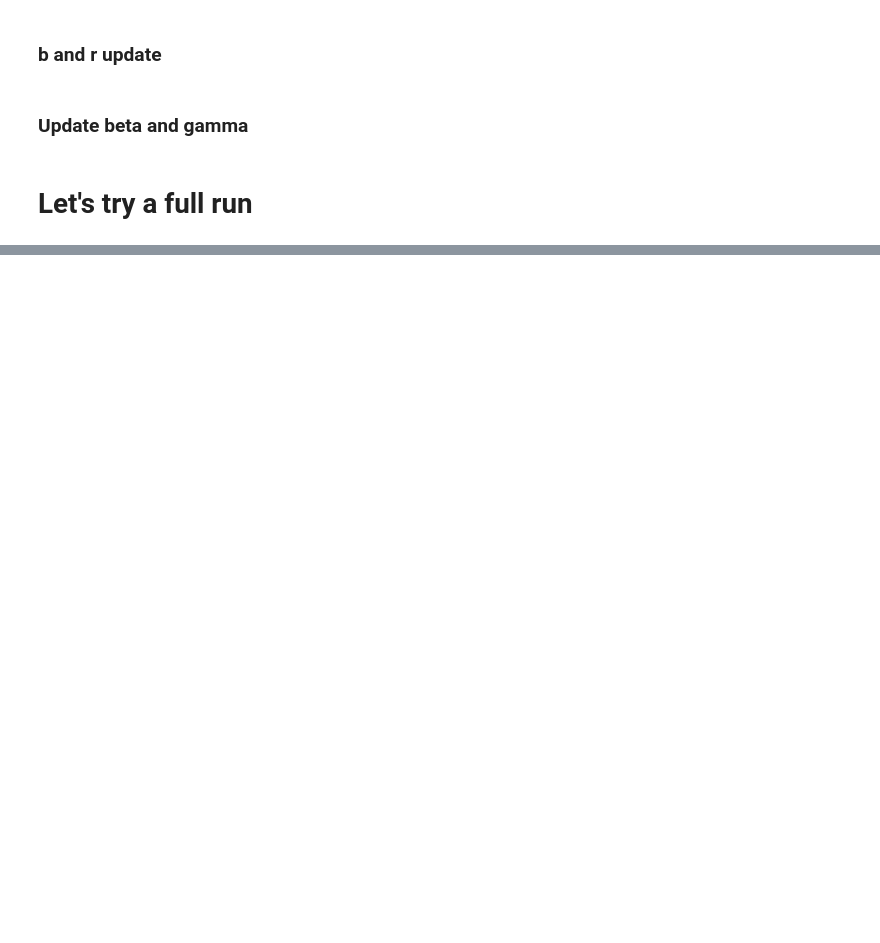
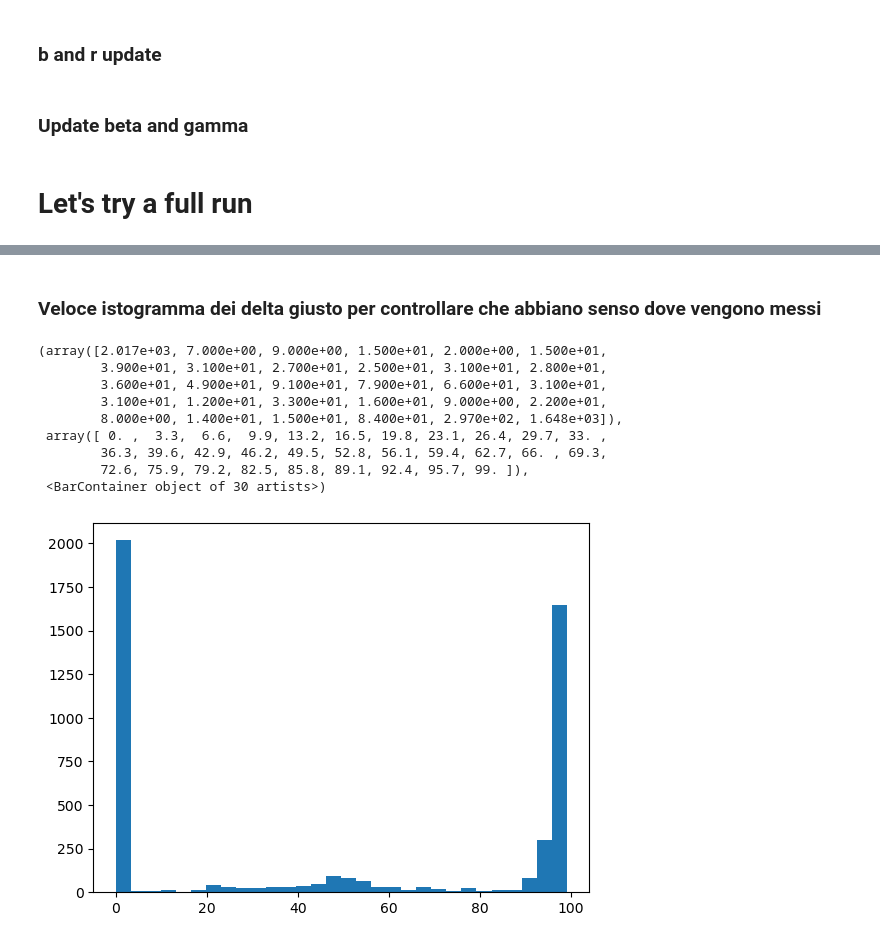
Before and after one commit to s1m0n32001/BayesianSIR, a Jupyter notebook: bayesian_SIR.ipynb, the cells around one changed output, grey strips where cells are left out. Drawn from its saved outputs; the diff is of its cells as text; code cells hidden in the pictures; blank space fills up the shorter version.

```diff
--- a/bayesian_SIR.ipynb
+++ b/bayesian_SIR.ipynb
@@ -588,0 +432,16 @@ array([[1., 1., 1., ..., 1., 1., 1.],
+# %% [markdown]
+### Veloce istogramma dei delta giusto per controllare che abbiano senso dove vengono messi
+# %%
+where = np.where(deltas_samples == 1)[0]
+plt.hist(where, bins = 30)
+# %% [output]
+(array([2.017e+03, 7.000e+00, 9.000e+00, 1.500e+01, 2.000e+00, 1.500e+01,
+        3.900e+01, 3.100e+01, 2.700e+01, 2.500e+01, 3.100e+01, 2.800e+01,
+        3.600e+01, 4.900e+01, 9.100e+01, 7.900e+01, 6.600e+01, 3.100e+01,
+        3.100e+01, 1.200e+01, 3.300e+01, 1.600e+01, 9.000e+00, 2.200e+01,
+        8.000e+00, 1.400e+01, 1.500e+01, 8.400e+01, 2.970e+02, 1.648e+03]),
+ array([ 0. ,  3.3,  6.6,  9.9, 13.2, 16.5, 19.8, 23.1, 26.4, 29.7, 33. ,
+        36.3, 39.6, 42.9, 46.2, 49.5, 52.8, 56.1, 59.4, 62.7, 66. , 69.3,
+        72.6, 75.9, 79.2, 82.5, 85.8, 89.1, 92.4, 95.7, 99. ]),
+ <BarContainer object of 30 artists>)
+[figure, added]
```
Also changed, not shown: parts of 26 cells of this notebook.
